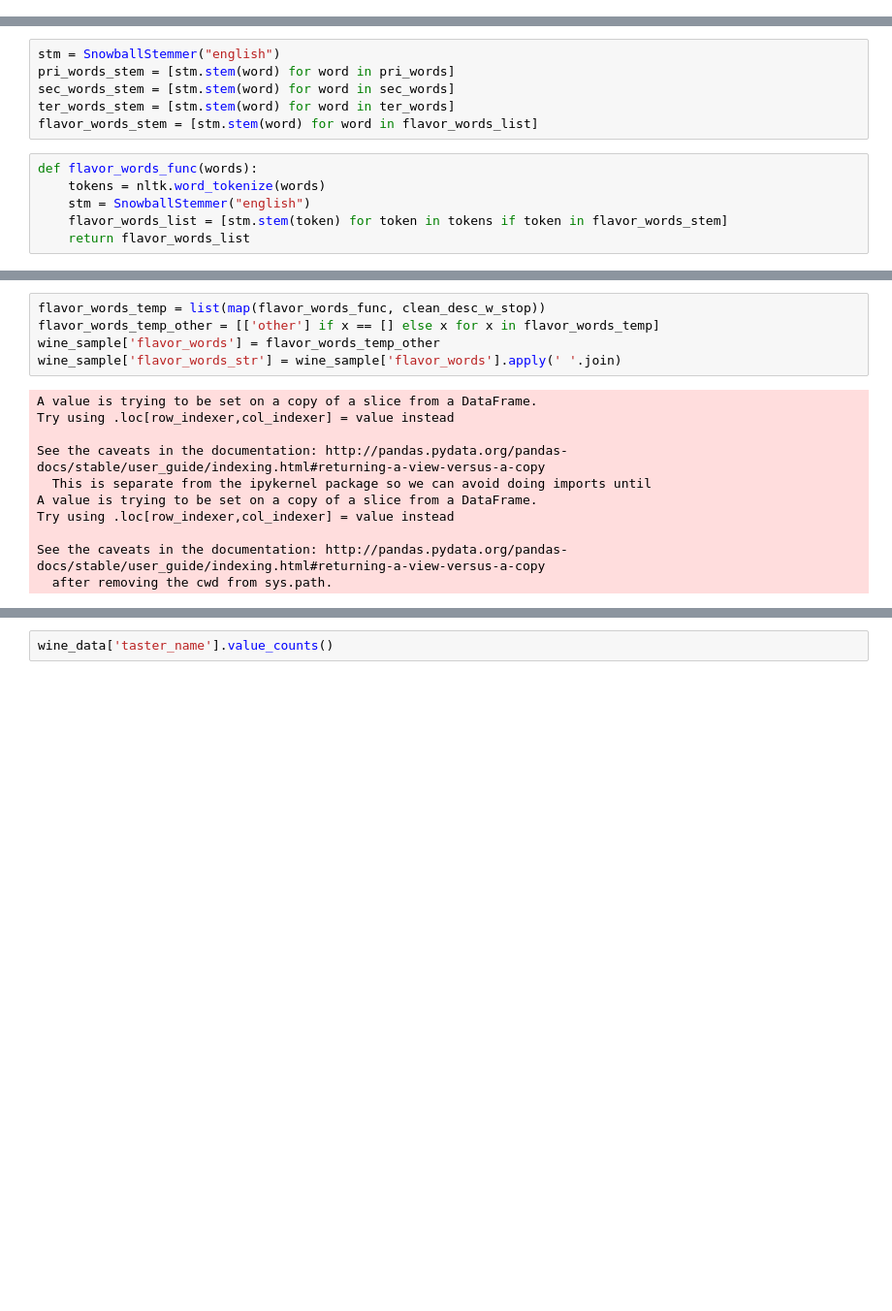
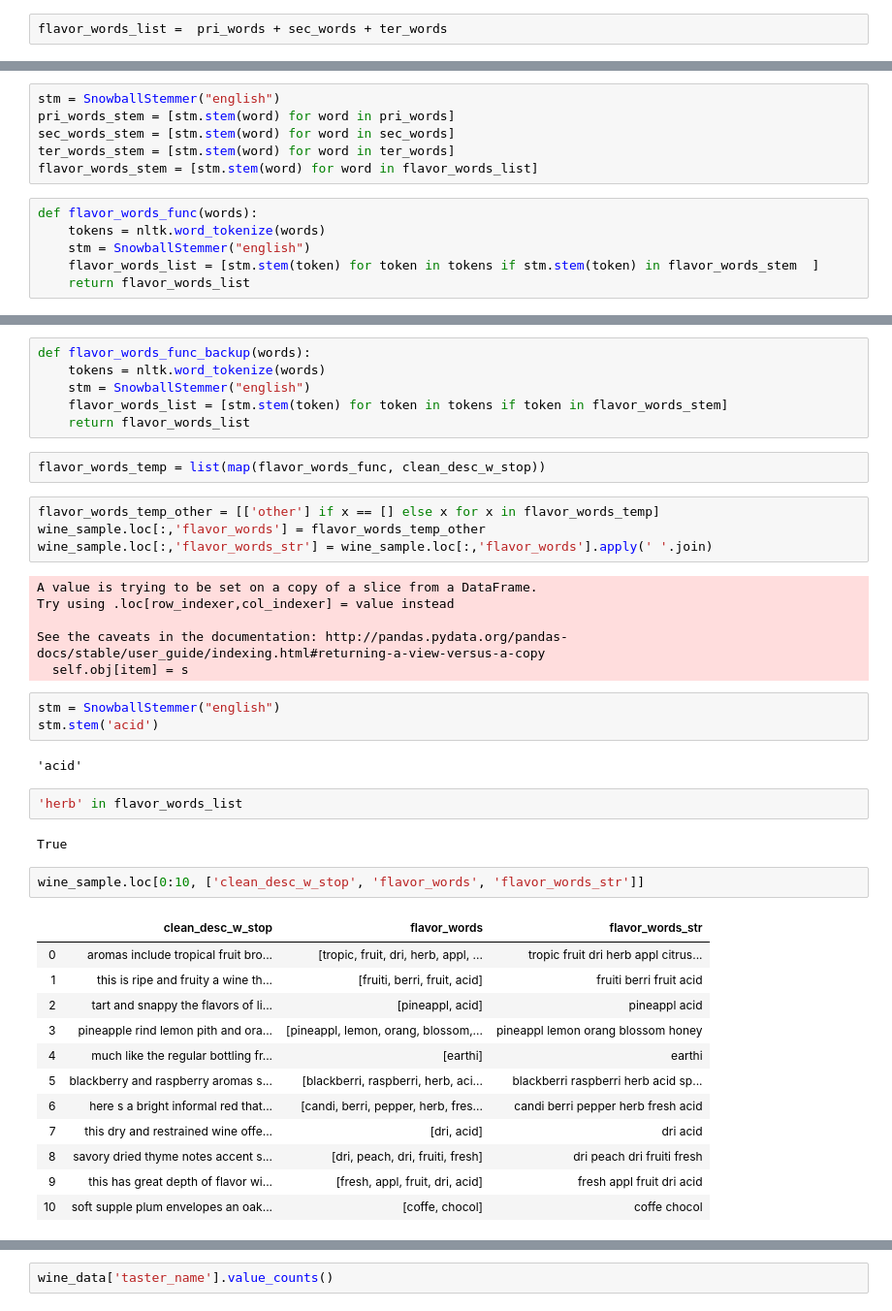
Before and after one commit to YufenLin/personal_sommelier, a Jupyter notebook: notebooks/personal_sommelier.ipynb, the cells around one changed output, grey strips where cells are left out. Shown at 97% size. Saved outputs shown, nothing was run; the diff lists cells and outputs as text; blank space fills up the shorter version.

Commit message:
fixing flavor words

```diff
--- a/notebooks/personal_sommelier.ipynb
+++ b/notebooks/personal_sommelier.ipynb
@@ -368,0 +373,2 @@ flavor_words_list = list(set(flavor_words))
+# %%
+flavor_words_list =  pri_words + sec_words + ter_words
@@ -386,5 +417,5 @@ flavor_words_stem = [stm.stem(word) for word in flavor_words_list]
 def flavor_words_func(words):
     tokens = nltk.word_tokenize(words)
     stm = SnowballStemmer("english")
-    flavor_words_list = [stm.stem(token) for token in tokens if token in flavor_words_stem]
+    flavor_words_list = [stm.stem(token) for token in tokens if stm.stem(token) in flavor_words_stem  ]
     return flavor_words_list
@@ -400,16 +422,42 @@ wine_sample.head()
+# %%
+def flavor_words_func_backup(words):
+    tokens = nltk.word_tokenize(words)
+    stm = SnowballStemmer("english")
+    flavor_words_list = [stm.stem(token) for token in tokens if token in flavor_words_stem]
+    return flavor_words_list
+# %%
+flavor_words_temp = list(map(flavor_words_func, clean_desc_w_stop))
 # %%
-flavor_words_temp = list(map(flavor_words_func, clean_desc_w_stop))
 flavor_words_temp_other = [['other'] if x == [] else x for x in flavor_words_temp]
-wine_sample['flavor_words'] = flavor_words_temp_other
-wine_sample['flavor_words_str'] = wine_sample['flavor_words'].apply(' '.join)
+wine_sample.loc[:,'flavor_words'] = flavor_words_temp_other
+wine_sample.loc[:,'flavor_words_str'] = wine_sample.loc[:,'flavor_words'].apply(' '.join)
 # %% [output]
 A value is trying to be set on a copy of a slice from a DataFrame.
 Try using .loc[row_indexer,col_indexer] = value instead
 
 See the caveats in the documentation: http://pandas.pydata.org/pandas-docs/stable/user_guide/indexing.html#returning-a-view-versus-a-copy
-  This is separate from the ipykernel package so we can avoid doing imports until
-A value is trying to be set on a copy of a slice from a DataFrame.
-Try using .loc[row_indexer,col_indexer] = value instead
-
-See the caveats in the documentation: http://pandas.pydata.org/pandas-docs/stable/user_guide/indexing.html#returning-a-view-versus-a-copy
-  after removing the cwd from sys.path.
+  self.obj[item] = s
+# %%
+stm = SnowballStemmer("english")
+stm.stem('acid')
+# %% [output]
+'acid'
+# %%
+'herb' in flavor_words_list
+# %% [output]
+True
+# %%
+wine_sample.loc[0:10, ['clean_desc_w_stop', 'flavor_words', 'flavor_words_str']]
+# %% [output]
+|  | clean_desc_w_stop | flavor_words | flavor_words_str |
+| 0 | aromas include tropical fruit bro... | [tropic, fruit, dri, herb, appl, ... | tropic fruit dri herb appl citrus... |
+| 1 | this is ripe and fruity a wine th... | [fruiti, berri, fruit, acid] | fruiti berri fruit acid |
+| 2 | tart and snappy the flavors of li... | [pineappl, acid] | pineappl acid |
+| 3 | pineapple rind lemon pith and ora... | [pineappl, lemon, orang, blossom,... | pineappl lemon orang blossom honey |
+| 4 | much like the regular bottling fr... | [earthi] | earthi |
+| 5 | blackberry and raspberry aromas s... | [blackberri, raspberri, herb, aci... | blackberri raspberri herb acid sp... |
+| 6 | here s a bright informal red that... | [candi, berri, pepper, herb, fres... | candi berri pepper herb fresh acid |
+| 7 | this dry and restrained wine offe... | [dri, acid] | dri acid |
+| 8 | savory dried thyme notes accent s... | [dri, peach, dri, fruiti, fresh] | dri peach dri fruiti fresh |
+| 9 | this has great depth of flavor wi... | [fresh, appl, fruit, dri, acid] | fresh appl fruit dri acid |
+| 10 | soft supple plum envelopes an oak... | [coffe, chocol] | coffe chocol |
```
Also changed, not shown: parts of 11 cells of this notebook.
